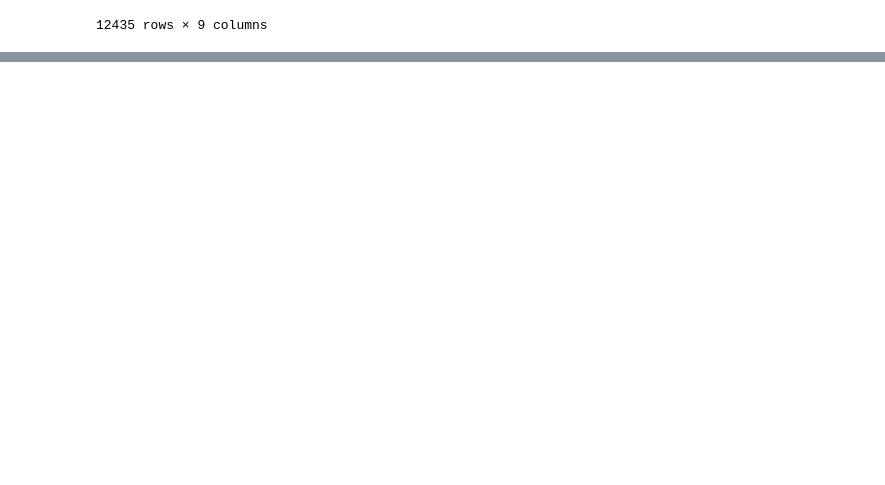
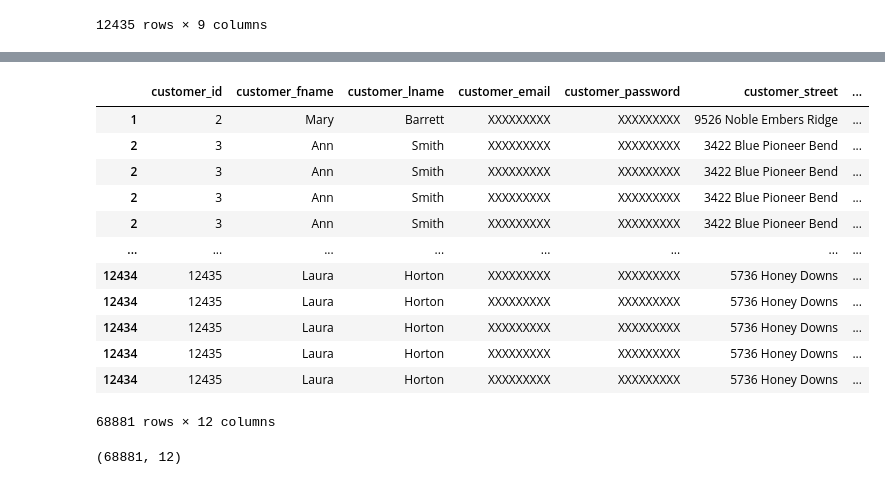
Before and after one commit to ranit532/data, a Jupyter notebook: py scripts/Joining Data In Pandas Dataframe.ipynb, the cells around one changed output, grey strips where cells are left out. Saved outputs shown, nothing was run; the diff lists cells and outputs as text; code cells hidden in the pictures; blank space fills up the shorter version.

```diff
--- a/py scripts/Joining Data In Pandas Dataframe.ipynb
+++ b/py scripts/Joining Data In Pandas Dataframe.ipynb
@@ -72,0 +124,3 @@ customers
+# %%
+orders = orders.set_index('order_customer_id')
+orders
@@ -72,0 +142,21 @@ customers
+# %%
+customer_orders = customers.join(orders, how='inner')
+customer_orders
+# %% [output]
+|  | customer_id | customer_fname | customer_lname | customer_email | customer_password | customer_street | ... |
+| 1 | 2 | Mary | Barrett | XXXXXXXXX | XXXXXXXXX | 9526 Noble Embers Ridge | ... |
+| 2 | 3 | Ann | Smith | XXXXXXXXX | XXXXXXXXX | 3422 Blue Pioneer Bend | ... |
+| 2 | 3 | Ann | Smith | XXXXXXXXX | XXXXXXXXX | 3422 Blue Pioneer Bend | ... |
+| 2 | 3 | Ann | Smith | XXXXXXXXX | XXXXXXXXX | 3422 Blue Pioneer Bend | ... |
+| 2 | 3 | Ann | Smith | XXXXXXXXX | XXXXXXXXX | 3422 Blue Pioneer Bend | ... |
+| ... | ... | ... | ... | ... | ... | ... | ... |
+| 12434 | 12435 | Laura | Horton | XXXXXXXXX | XXXXXXXXX | 5736 Honey Downs | ... |
+| 12434 | 12435 | Laura | Horton | XXXXXXXXX | XXXXXXXXX | 5736 Honey Downs | ... |
+| 12434 | 12435 | Laura | Horton | XXXXXXXXX | XXXXXXXXX | 5736 Honey Downs | ... |
+| 12434 | 12435 | Laura | Horton | XXXXXXXXX | XXXXXXXXX | 5736 Honey Downs | ... |
+| 12434 | 12435 | Laura | Horton | XXXXXXXXX | XXXXXXXXX | 5736 Honey Downs | ... |
+68881 rows × 12 columns
+# %%
+customer_orders.shape
+# %% [output]
+(68881, 12)
```
Also changed, not shown: parts of 7 cells of this notebook, 3 other files.
